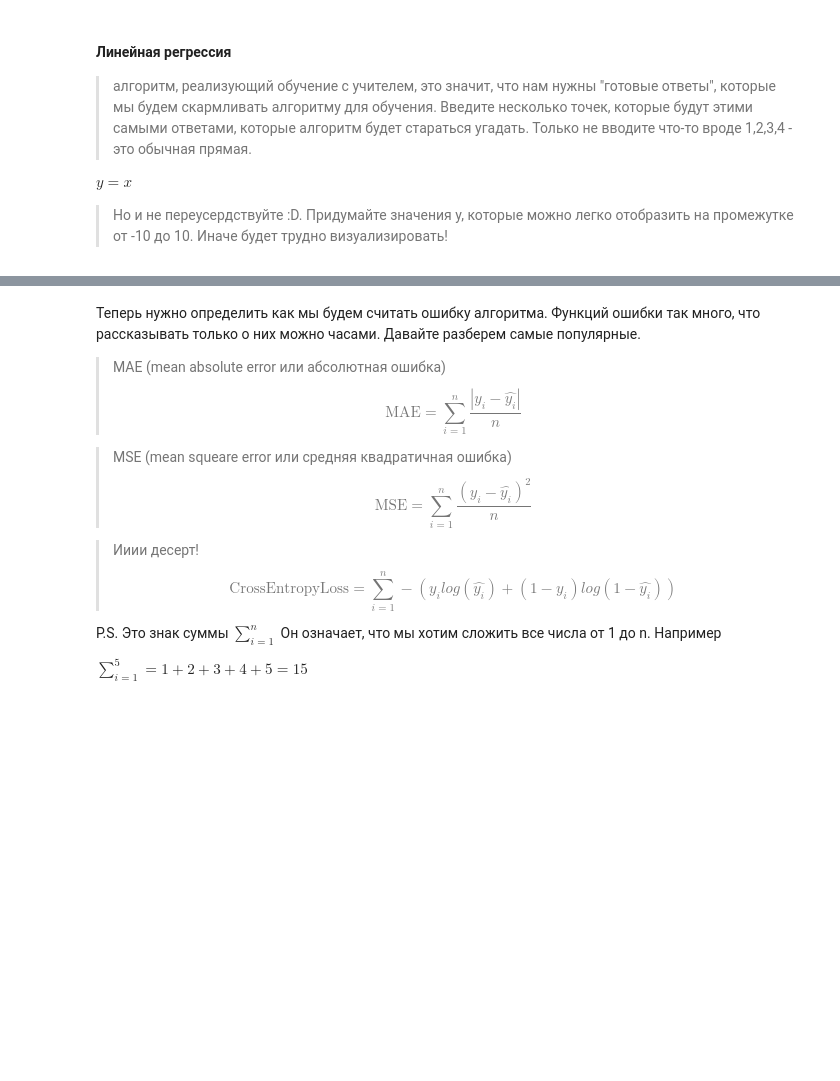
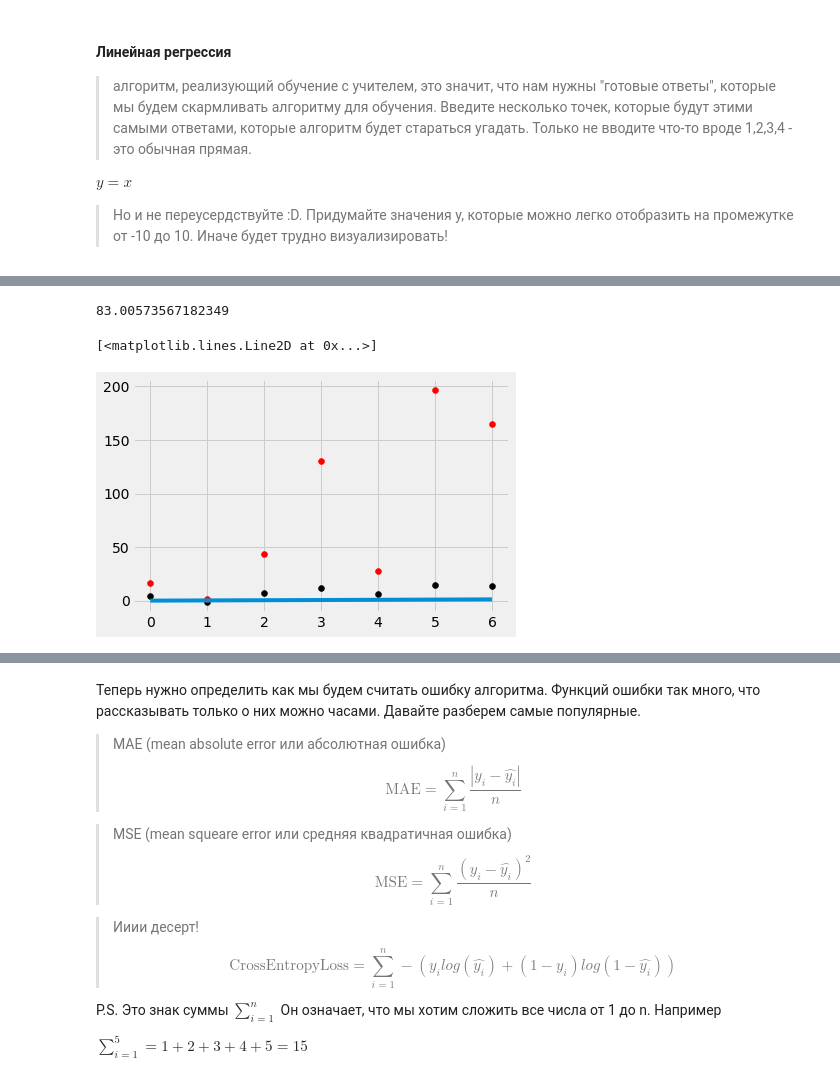
Before and after one commit to YaZlob/itcubeAI, a Jupyter notebook: Classic_alg.ipynb, the cells around one changed output, grey strips where cells are left out. Cells and saved outputs as stored; diff of their text form; code cells hidden in the pictures; blank space fills up the shorter version.

```diff
--- a/Classic_alg.ipynb
+++ b/Classic_alg.ipynb
@@ -50,0 +83,29 @@ NameError: ignored
+# %%
+def calculate_error(y, y_hat, error_func):
+    error_list = []
+    if not len(y) == len(y_hat):
+        raise ValueError
+    error = 0
+    for i in range(len(y)):
+        current_error = error_func(y[i], y_hat[i])
+        error_list.append(current_error)
+        error += current_error
+    error = error / len(y)
+    return error, error_list
+
+def square_error(y, y_hat):
+    return (y - y_hat) ** 2
+
+err, err_list = calculate_error(y, y_hat, square_error)
+err
+# %% [output]
+83.00573567182349
+# %%
+plt.style.use('fivethirtyeight')
+plt.scatter(x, y, color='black')
+plt.scatter(x, err_list, color = 'red')
+y_hat = predict(a, b, x)
+plt.plot(x, y_hat)
+# %% [output]
+[<matplotlib.lines.Line2D at 0x...>]
+[figure, added]
```
Also changed, not shown: parts of 10 cells of this notebook.
